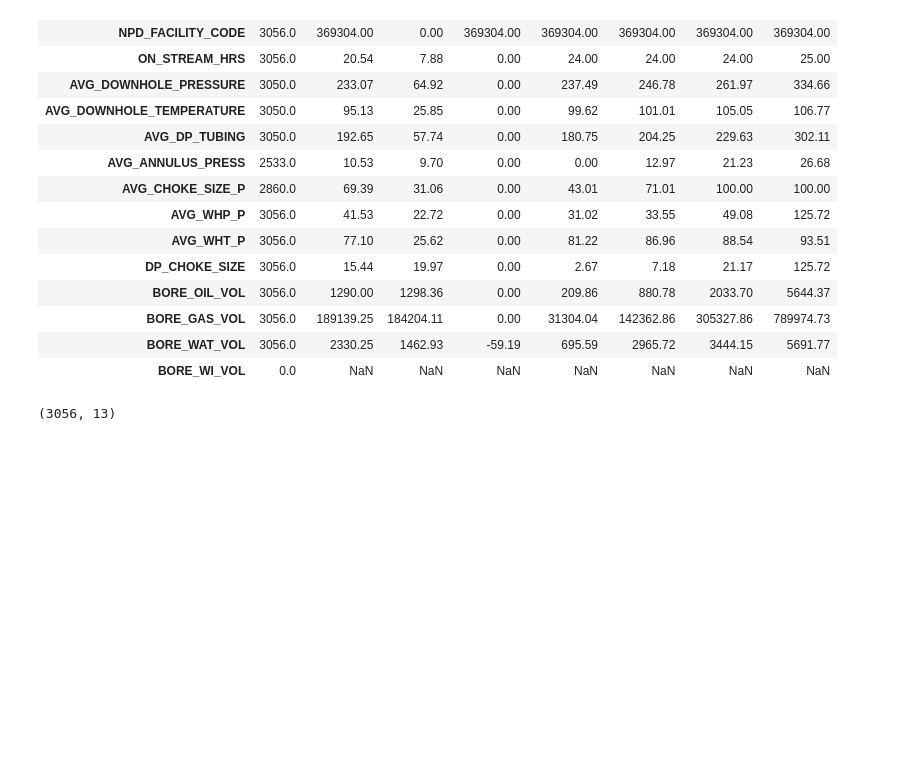
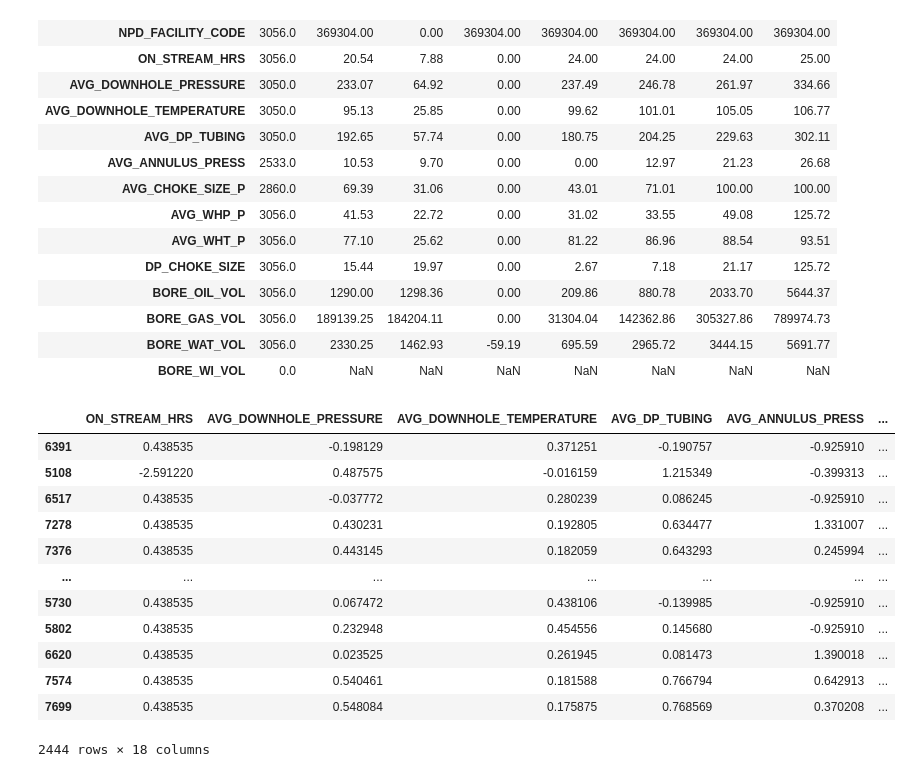
Before and after one commit to S84v/oil-and-gas-prediction, a Jupyter notebook: oil-and-gas.ipynb, the cells around one changed output. Saved outputs shown, nothing was run; the diff lists cells and outputs as text; code cells hidden in the pictures; blank space fills up the shorter version.

```diff
--- a/oil-and-gas.ipynb
+++ b/oil-and-gas.ipynb
@@ -439,10 +439,12 @@ def process(data_in): # General helper function to preprocess data of each well
     imp_y_train = imp.fit_transform(data_copy_y_train[num_cols])
     imp_y_test  = imp.transform(data_copy_y_test[num_cols])
 
+    imp_x_train['DATEPRD'] = data_copy_x_train['DATEPRD']
+    imp_x_test['DATEPRD'] = data_copy_x_test['DATEPRD']
+
     col_tx = make_column_transformer(
         (sc, num_cols),
         (ohe, cat_cols),
-        # ('passthrough', date_col),
         verbose_feature_names_out=False,
         sparse_threshold=0,
         remainder='passthrough').set_output(transform='pandas')
@@ -452,25 +454,50 @@ def process(data_in): # General helper function to preprocess data of each well
     # y_train_scaled = col_tx.fit_transform(imp_y_train)
     # y_test_scaled  = col_tx.transform(imp_y_test)
 
-    # day_sin_x_train = np.sin(2 * np.pi * data_copy_x_train['DATEPRD'].dt.day_of_year / 365)
-    # day_cos_x_train = np.cos(2 * np.pi * data_copy_x_train['DATEPRD'].dt.day_of_year / 365)
+    day_sin_x_train = np.sin(2 * np.pi * imp_x_train['DATEPRD'].dt.day_of_year / 365)
+    day_cos_x_train = np.cos(2 * np.pi * imp_x_train['DATEPRD'].dt.day_of_year / 365)
 
-    # month_sin_x_train = np.sin(2 * np.pi * data_copy_x_train['DATEPRD'].dt.month / 12)
-    # month_cos_x_train = np.cos(2 * np.pi * data_copy_x_train['DATEPRD'].dt.month / 12)
+    month_sin_x_train = np.sin(2 * np.pi * imp_x_train['DATEPRD'].dt.month / 12)
+    month_cos_x_train = np.cos(2 * np.pi * imp_x_train['DATEPRD'].dt.month / 12)
 
-    # day_sin_x_test = np.sin(2 * np.pi * data_copy_x_test['DATEPRD'].dt.day_of_year / 365)
-    # day_cos_x_test = np.cos(2 * np.pi * data_copy_x_test['DATEPRD'].dt.day_of_year / 365)
+    day_sin_x_test = np.sin(2 * np.pi * imp_x_test['DATEPRD'].dt.day_of_year / 365)
+    day_cos_x_test = np.cos(2 * np.pi * imp_x_test['DATEPRD'].dt.day_of_year / 365)
 
-    # month_sin_x_test = np.sin(2 * np.pi * data_copy_x_test['DATEPRD'].dt.month / 12)
-    # month_cos_x_test = np.cos(2 * np.pi * data_copy_x_test['DATEPRD'].dt.month / 12)
+    month_sin_x_test = np.sin(2 * np.pi * imp_x_test['DATEPRD'].dt.month / 12)
+    month_cos_x_test = np.cos(2 * np.pi * imp_x_test['DATEPRD'].dt.month / 12)
 
-    # data_scaled['day_sin'] = day_sin
-    # data_scaled['day_cos'] = day_cos
-    # data_scaled['month_sin'] = month_sin
-    # data_scaled['month_cos'] = month_cos
+    x_train_scaled['day_sin'] = day_sin_x_train
+    x_train_scaled['day_cos'] = day_cos_x_train
+    x_train_scaled['month_sin'] = month_sin_x_train
+    x_train_scaled['month_cos'] = month_cos_x_train
+
+    x_test_scaled['day_sin'] = day_sin_x_test
+    x_test_scaled['day_cos'] = day_cos_x_test
+    x_test_scaled['month_sin'] = month_sin_x_test
+    x_test_scaled['month_cos'] = month_cos_x_test
+
+    x_train_scaled.drop(columns = ['DATEPRD'], inplace=True)
+    x_test_scaled.drop(columns = ['DATEPRD'], inplace=True)
+
 
     # return x_train_scaled, x_test_scaled, y_train_scaled, y_test_scaled
     return x_train_scaled, x_test_scaled, imp_y_train, imp_y_test
 # %%
 well1_x_train, well1_x_test, well1_y_train, well1_y_test = process(data_well1)
+# %%
+well1_x_train
+# %% [output]
+|  | ON_STREAM_HRS | AVG_DOWNHOLE_PRESSURE | AVG_DOWNHOLE_TEMPERATURE | AVG_DP_TUBING | AVG_ANNULUS_PRESS | ... |
+| 6391 | 0.438535 | -0.198129 | 0.371251 | -0.190757 | -0.925910 | ... |
+| 5108 | -2.591220 | 0.487575 | -0.016159 | 1.215349 | -0.399313 | ... |
+| 6517 | 0.438535 | -0.037772 | 0.280239 | 0.086245 | -0.925910 | ... |
+| 7278 | 0.438535 | 0.430231 | 0.192805 | 0.634477 | 1.331007 | ... |
+| 7376 | 0.438535 | 0.443145 | 0.182059 | 0.643293 | 0.245994 | ... |
+| ... | ... | ... | ... | ... | ... | ... |
+| 5730 | 0.438535 | 0.067472 | 0.438106 | -0.139985 | -0.925910 | ... |
+| 5802 | 0.438535 | 0.232948 | 0.454556 | 0.145680 | -0.925910 | ... |
+| 6620 | 0.438535 | 0.023525 | 0.261945 | 0.081473 | 1.390018 | ... |
+| 7574 | 0.438535 | 0.540461 | 0.181588 | 0.766794 | 0.642913 | ... |
+| 7699 | 0.438535 | 0.548084 | 0.175875 | 0.768569 | 0.370208 | ... |
+2444 rows × 18 columns
 # %%
@@ -503,4 +507,0 @@ temp = col_tx.fit_transform(data_copy)
-# %%
-temp.shape
-# %% [output]
-(3056, 13)
```
Also changed, not shown: parts of 2 cells of this notebook.
